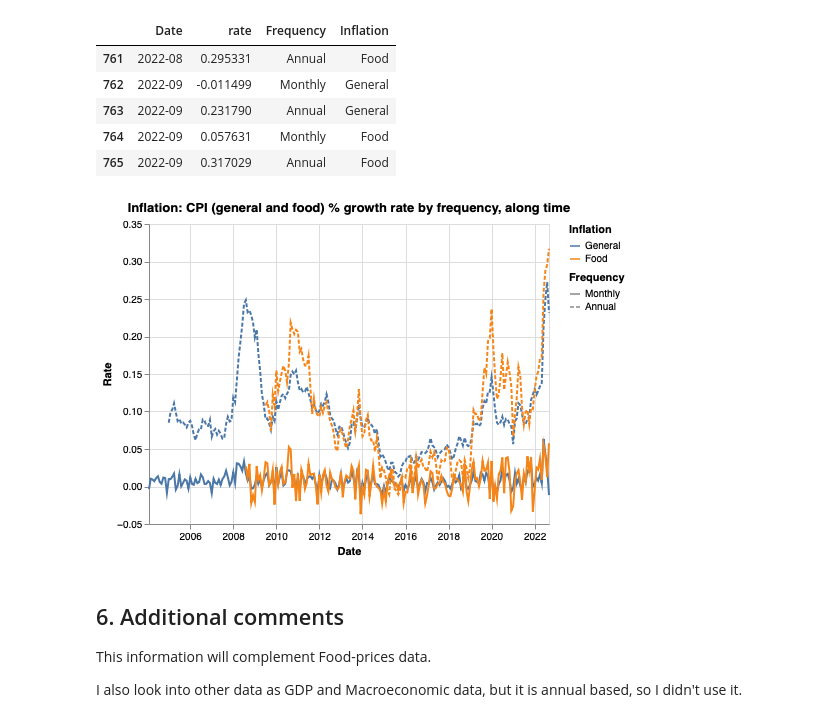
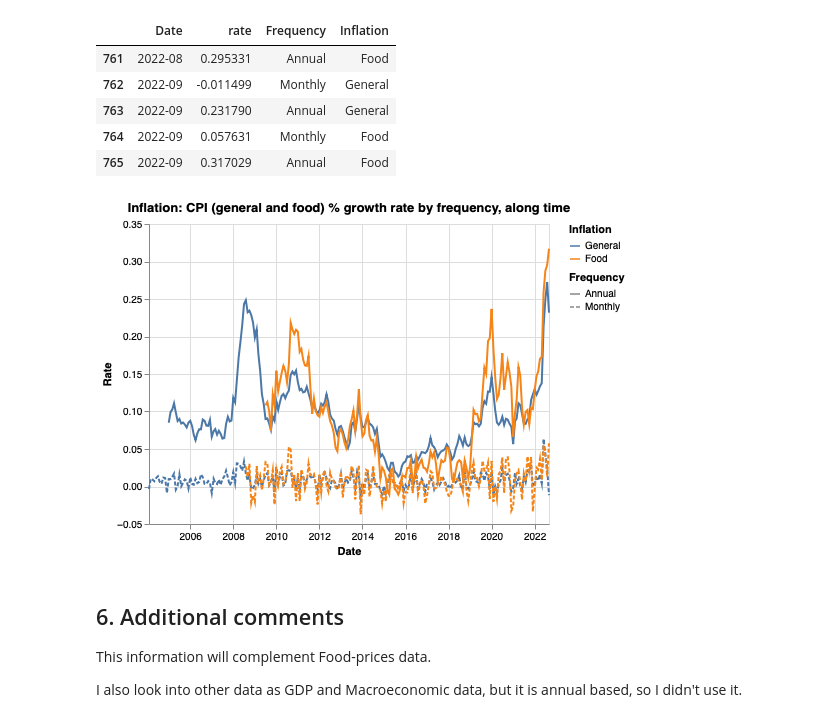
Before and after one commit to vcuspinera/Pakistan_inflation-crime, a Jupyter notebook: src/02_EDA_Economic.ipynb, the cells around one changed output. Saved outputs shown, nothing was run; the diff lists cells and outputs as text; code cells hidden in the pictures.

```diff
--- a/src/02_EDA_Economic.ipynb
+++ b/src/02_EDA_Economic.ipynb
@@ -306,17 +301,17 @@ source.tail()
 # %%
 # Plot with all products
 plot = alt.Chart(source).mark_line(size = 2).encode(
     alt.X('Date:T', title="Date"),
     alt.Y('rate:Q', title="Rate"),
     alt.Color('Inflation:N', sort=["General","Food"]),
-    alt.StrokeDash('Frequency:N', sort=["Monthly","Annual"]),
+    alt.StrokeDash('Frequency:N', sort=["Annual", "Monthly"]),
     tooltip=['Inflation', 'Frequency', 'Date', 'rate']
 ).properties(title="Inflation: CPI (general and food) % growth rate by frequency, along time",
              width=400, height=300
             )
 plot
 # %% [output]
-[figure, old version]
+[figure, new version]
 # %% [markdown]
 ## 6. Additional comments
 This information will complement Food-prices data.
```
Also changed, not shown: parts of 2 cells of this notebook, 4 other files.
